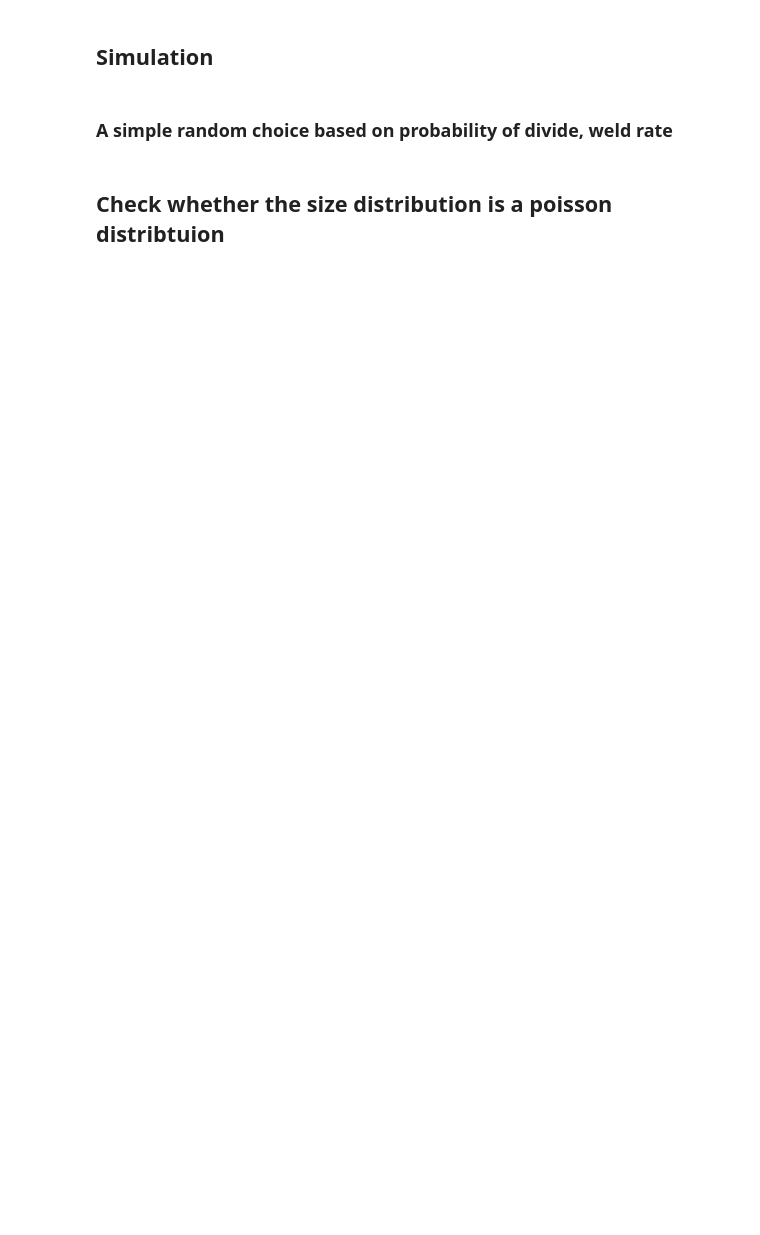
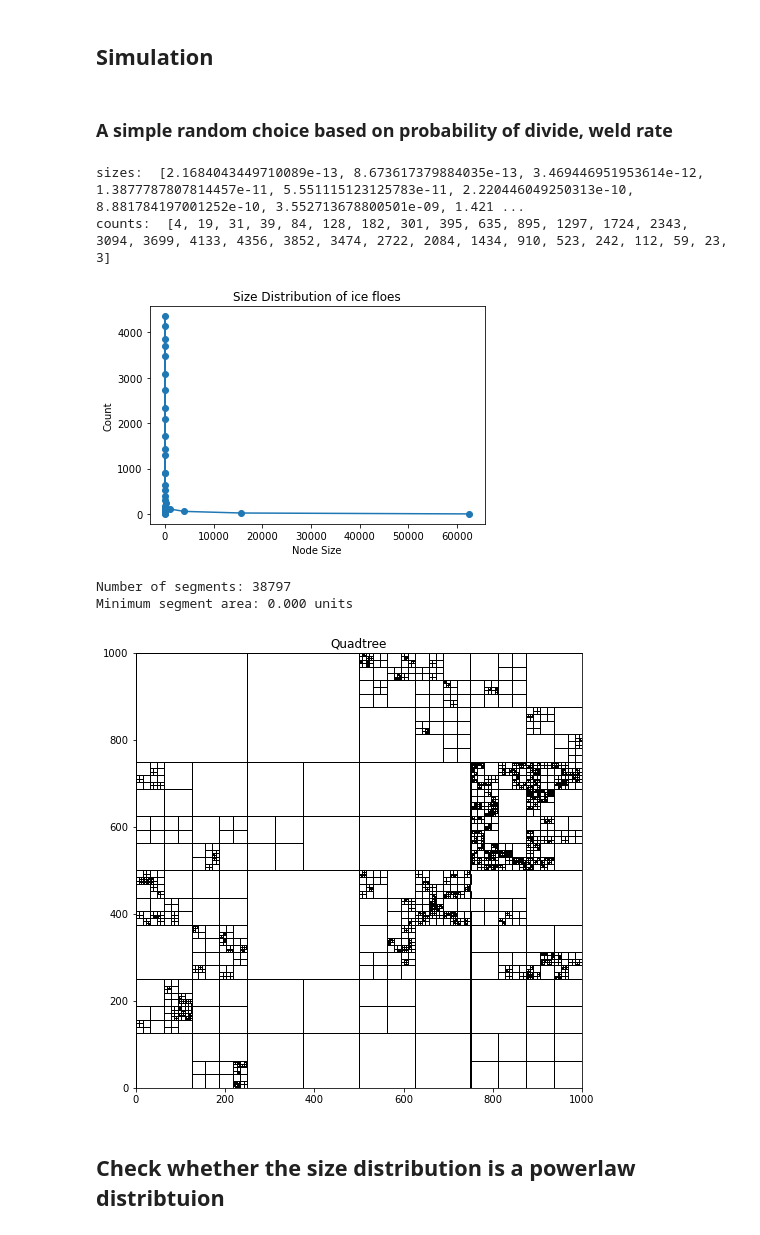
Before and after one commit to Marissa-working/Ice-Floe-Research, a Jupyter notebook: quadtreee.ipynb, the cells around one changed output. Saved outputs shown, nothing was run; the diff lists cells and outputs as text; code cells hidden in the pictures; blank space fills up the shorter version.

```diff
--- a/quadtreee.ipynb
+++ b/quadtreee.ipynb
@@ -256,5 +262,14 @@ spilt_weld_simulate(0.554,0.3)
-# %% [markdown]
-## Check whether the size distribution is a poisson distribtuion
+# %%
+quard_50000times = spilt_weld_simulate(0.554,0.3,5)
+# %% [output]
+sizes:  [2.1684043449710089e-13, 8.673617379884035e-13, 3.469446951953614e-12, 1.3877787807814457e-11, 5.551115123125783e-11, 2.220446049250313e-10, 8.881784197001252e-10, 3.552713678800501e-09, 1.421 ...
+counts:  [4, 19, 31, 39, 84, 128, 182, 301, 395, 635, 895, 1297, 1724, 2343, 3094, 3699, 4133, 4356, 3852, 3474, 2722, 2084, 1434, 910, 523, 242, 112, 59, 23, 3]
+[figure, added]
+Number of segments: 38797
+Minimum segment area: 0.000 units
+[figure, added]
+# %% [markdown]
+## Check whether the size distribution is a powerlaw distribtuion
 # %%
 # install by `pip install powerlaw`
 import powerlaw
```
Also changed, not shown: parts of 20 cells of this notebook.
